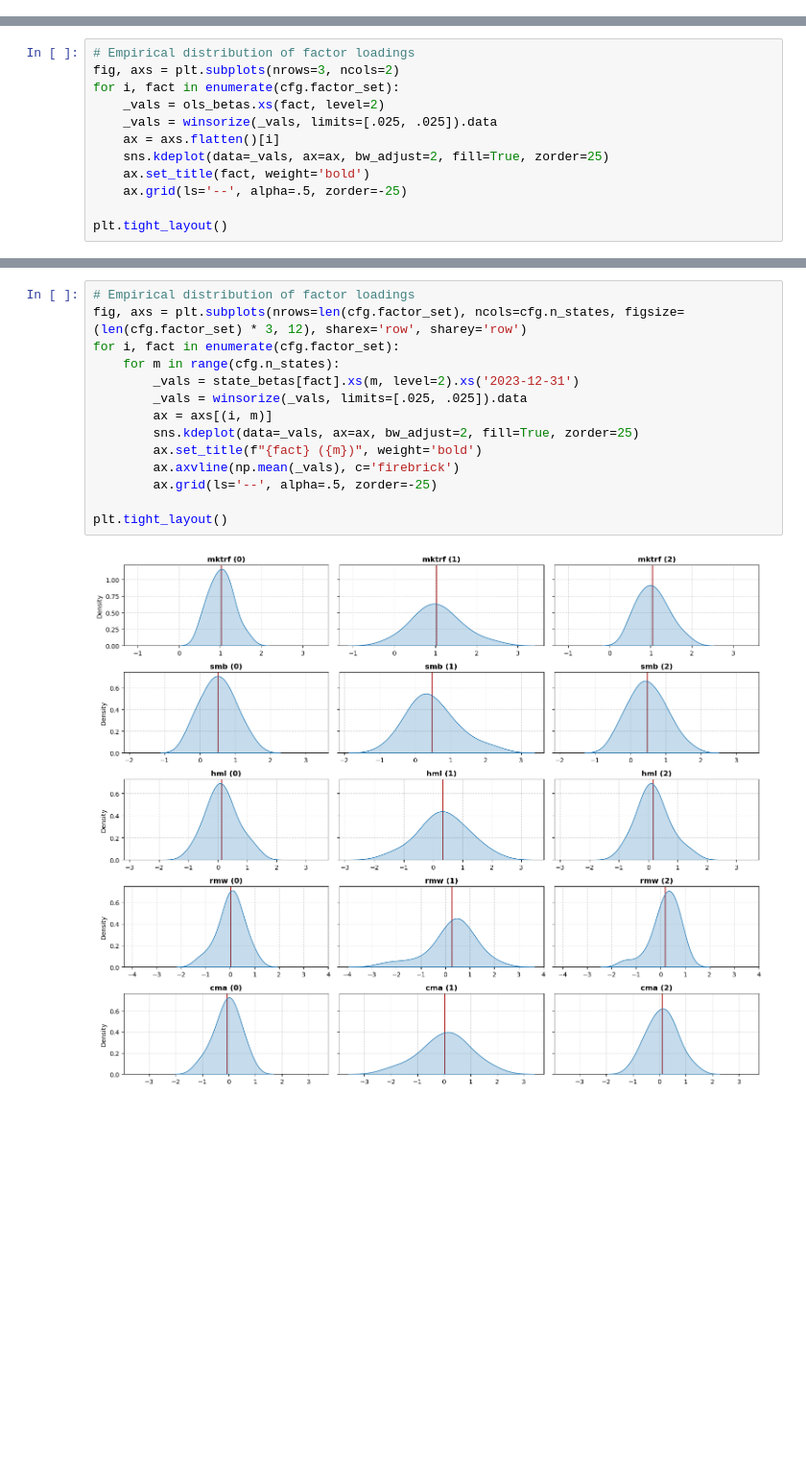
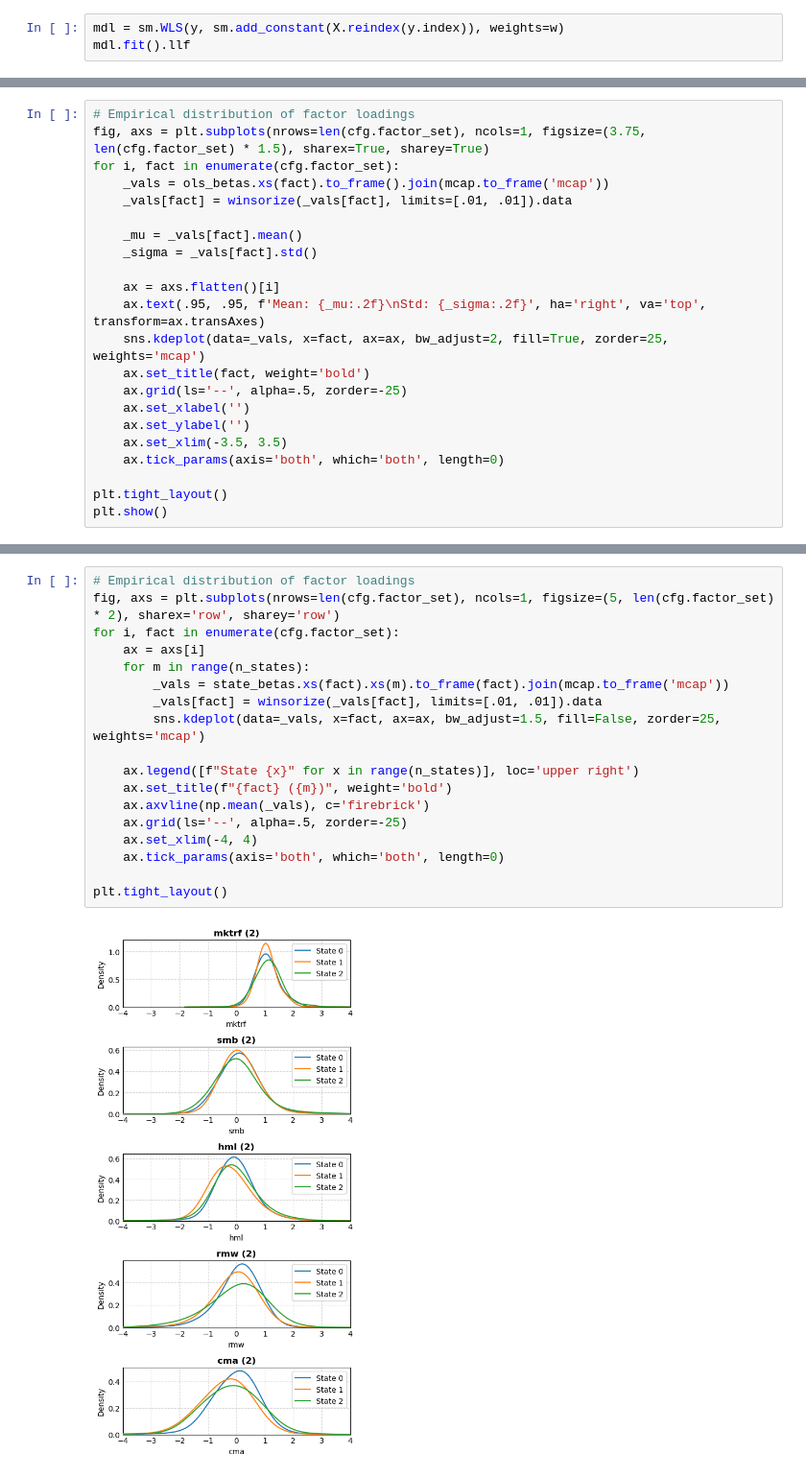
Before and after one commit to fcoibanez/regimeaware, a Jupyter notebook: notebooks/simulation.ipynb, the cells around one changed output, grey strips where cells are left out. Shown: that part at 96% size. Cells and saved outputs as stored; diff of their text form; blank space fills up the shorter version.

```diff
--- a/notebooks/simulation.ipynb
+++ b/notebooks/simulation.ipynb
@@ -13,0 +189,3 @@ state_vcv = pd.read_pickle(f'{cfg.data_fldr}/regimes/sigma.pkl')
+# %%
+mdl = sm.WLS(y, sm.add_constant(X.reindex(y.index)), weights=w)
+mdl.fit().llf
@@ -14,13 +388,23 @@ state_vcv = pd.read_pickle(f'{cfg.data_fldr}/regimes/sigma.pkl')
 # %%
 # Empirical distribution of factor loadings
-fig, axs = plt.subplots(nrows=3, ncols=2)
+fig, axs = plt.subplots(nrows=len(cfg.factor_set), ncols=1, figsize=(3.75, len(cfg.factor_set) * 1.5), sharex=True, sharey=True)
 for i, fact in enumerate(cfg.factor_set):
-    _vals = ols_betas.xs(fact, level=2)
-    _vals = winsorize(_vals, limits=[.025, .025]).data
+    _vals = ols_betas.xs(fact).to_frame().join(mcap.to_frame('mcap'))
+    _vals[fact] = winsorize(_vals[fact], limits=[.01, .01]).data
+
+    _mu = _vals[fact].mean()
+    _sigma = _vals[fact].std()
+
     ax = axs.flatten()[i]
-    sns.kdeplot(data=_vals, ax=ax, bw_adjust=2, fill=True, zorder=25)
+    ax.text(.95, .95, f'Mean: {_mu:.2f}\nStd: {_sigma:.2f}', ha='right', va='top', transform=ax.transAxes)
+    sns.kdeplot(data=_vals, x=fact, ax=ax, bw_adjust=2, fill=True, zorder=25, weights='mcap')
     ax.set_title(fact, weight='bold')
     ax.grid(ls='--', alpha=.5, zorder=-25)
+    ax.set_xlabel('')
+    ax.set_ylabel('')
+    ax.set_xlim(-3.5, 3.5)
+    ax.tick_params(axis='both', which='both', length=0)
 
 plt.tight_layout()
+plt.show()
 # %% [output]
@@ -28,16 +412,20 @@ plt.tight_layout()
 # %%
 # Empirical distribution of factor loadings
-fig, axs = plt.subplots(nrows=len(cfg.factor_set), ncols=cfg.n_states, figsize=(len(cfg.factor_set) * 3, 12), sharex='row', sharey='row')
+fig, axs = plt.subplots(nrows=len(cfg.factor_set), ncols=1, figsize=(5, len(cfg.factor_set) * 2), sharex='row', sharey='row')
 for i, fact in enumerate(cfg.factor_set):
-    for m in range(cfg.n_states):
-        _vals = state_betas[fact].xs(m, level=2).xs('2023-12-31')
-        _vals = winsorize(_vals, limits=[.025, .025]).data
-        ax = axs[(i, m)]
-        sns.kdeplot(data=_vals, ax=ax, bw_adjust=2, fill=True, zorder=25)
-        ax.set_title(f"{fact} ({m})", weight='bold')
-        ax.axvline(np.mean(_vals), c='firebrick')
-        ax.grid(ls='--', alpha=.5, zorder=-25)
+    ax = axs[i]
+    for m in range(n_states):
+        _vals = state_betas.xs(fact).xs(m).to_frame(fact).join(mcap.to_frame('mcap'))
+        _vals[fact] = winsorize(_vals[fact], limits=[.01, .01]).data
+        sns.kdeplot(data=_vals, x=fact, ax=ax, bw_adjust=1.5, fill=False, zorder=25, weights='mcap')
+
+    ax.legend([f"State {x}" for x in range(n_states)], loc='upper right')
+    ax.set_title(f"{fact} ({m})", weight='bold')
+    ax.axvline(np.mean(_vals), c='firebrick')
+    ax.grid(ls='--', alpha=.5, zorder=-25)
+    ax.set_xlim(-4, 4)
+    ax.tick_params(axis='both', which='both', length=0)
 
 plt.tight_layout()
 # %% [output]
-[figure, old version]
+[figure, new version]
```
Also changed, not shown: parts of 41 cells of this notebook, 1 other file.
